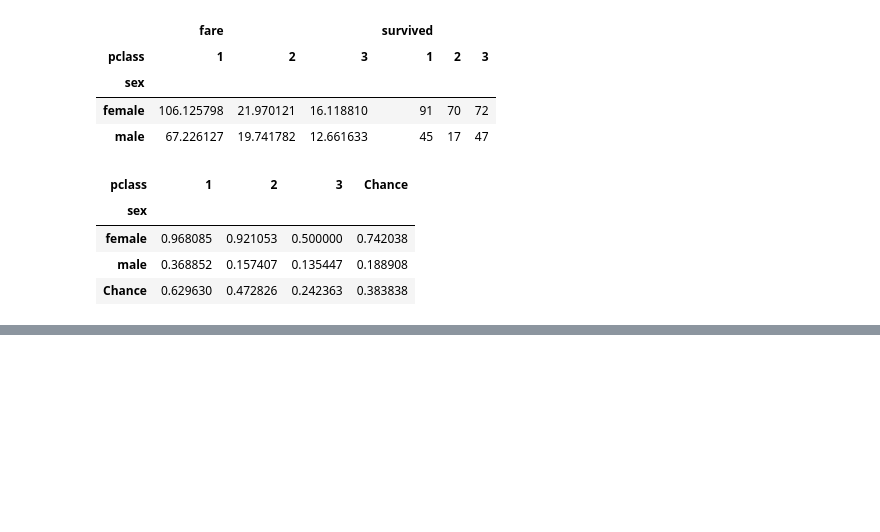
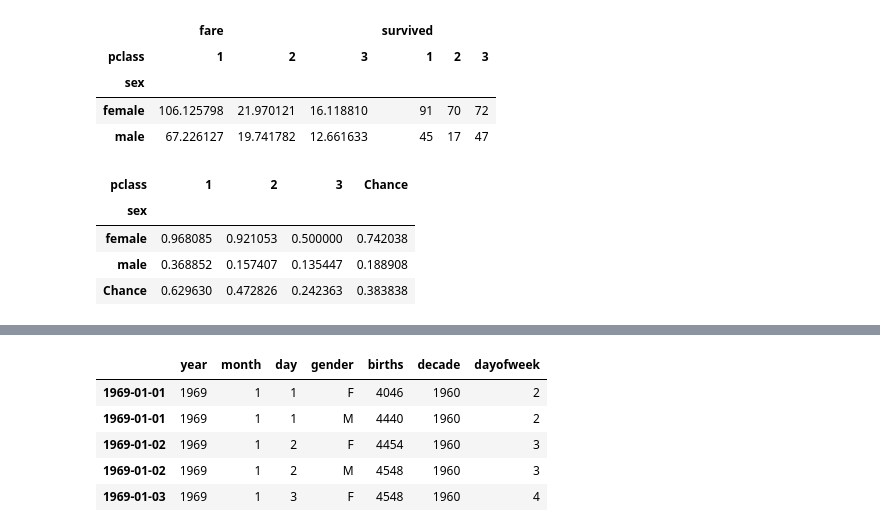
Before and after one commit to freesinger/Handbook_Notes, a Jupyter notebook: pandas/3.10 Pivot Table.ipynb, the cells around one changed output, grey strips where cells are left out. Cells and saved outputs as stored; diff of their text form; code cells hidden in the pictures; blank space fills up the shorter version.

```diff
--- a/pandas/3.10 Pivot Table.ipynb
+++ b/pandas/3.10 Pivot Table.ipynb
@@ -75,0 +134,9 @@ titanic.pivot_table('survived', index='sex', columns='pclass', margins=True, mar
+# %%
+births.head()
+# %% [output]
+|  | year | month | day | gender | births | decade | dayofweek |
+| 1969-01-01 | 1969 | 1 | 1 | F | 4046 | 1960 | 2 |
+| 1969-01-01 | 1969 | 1 | 1 | M | 4440 | 1960 | 2 |
+| 1969-01-02 | 1969 | 1 | 2 | F | 4454 | 1960 | 3 |
+| 1969-01-02 | 1969 | 1 | 2 | M | 4548 | 1960 | 3 |
+| 1969-01-03 | 1969 | 1 | 3 | F | 4548 | 1960 | 4 |
```
Also changed, not shown: parts of 13 cells of this notebook, 1 other file.
